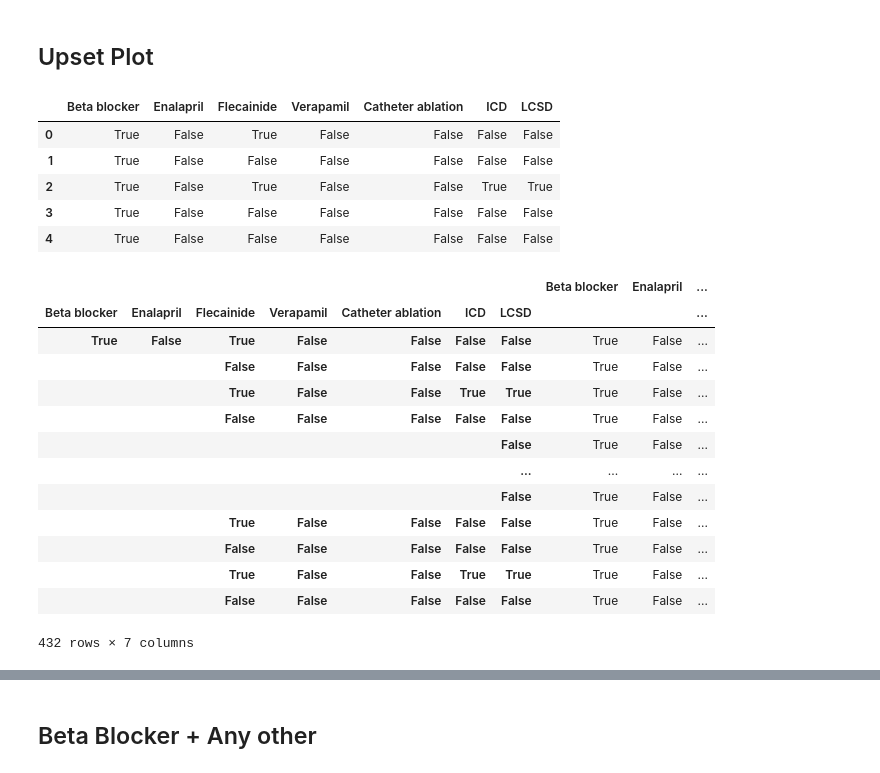
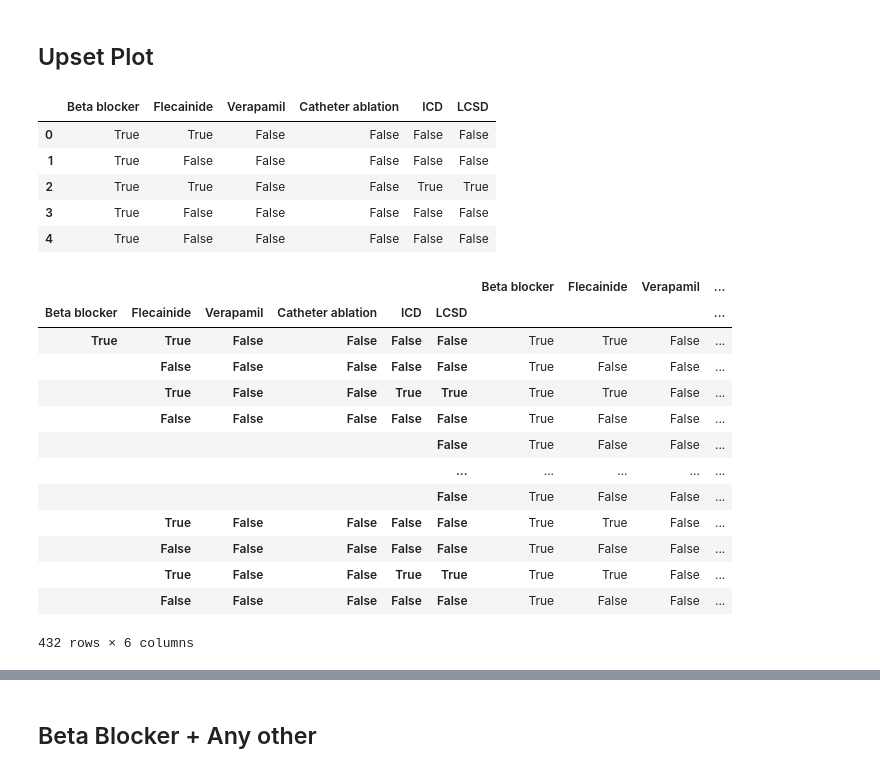
Before and after one commit to alexdaiii/cpvt_database_analysis, a Jupyter notebook: analysis/09_beta_blocker_cpvt.ipynb, the cells around one changed output, grey strips where cells are left out. Saved outputs shown, nothing was run; the diff lists cells and outputs as text; code cells hidden in the pictures.

```diff
--- a/analysis/09_beta_blocker_cpvt.ipynb
+++ b/analysis/09_beta_blocker_cpvt.ipynb
@@ -104,7 +104,7 @@ Of the 601 patients with any treatment record, 432 (71.88%) are on beta blockers
 ## Beta Blocker + Pharmacological Treatment
 # %%
 pharm_treat = [
-    'treatment_taken::Enalapril',
+    # 'treatment_taken::Enalapril',
     'treatment_taken::Flecainide',
     'treatment_taken::Verapamil'
 ]
@@ -142,59 +142,59 @@ df_upset = df_cpvt_bb[
         "individual_id"]
     ].drop_duplicates("individual_id", keep="first").drop(
     columns="individual_id"
 ).fillna(0).astype(bool)
 
 column_map = {
     'treatment_taken::Beta blocker': 'Beta blocker',
-    'treatment_taken::Enalapril': 'Enalapril',
+    # 'treatment_taken::Enalapril': 'Enalapril',
     'treatment_taken::Flecainide': 'Flecainide',
     'treatment_taken::Verapamil': 'Verapamil',
     'treatment_taken::Catheter ablation': 'Catheter ablation',
     'treatment_taken::Implantable cardioverter-defibrillator': 'ICD',
     'treatment_taken::Left cardiac sympathetic denervation': 'LCSD',
 }
 
 df_upset = df_upset.rename(
     columns=column_map
 ).reset_index().drop(columns="index")
 
 # df_upset["Beta blocker only"] = ~(
 #         df_upset["Enalapril"] | df_upset["Flecainide"] | df_upset["Verapamil"] |
 #         df_upset["Catheter ablation"] | df_upset["ICD"] | df_upset["LCSD"]
 # )
 # df_upset = df_upset[
 #     ["Beta blocker only"] + [
 #         column_map[col] for col in pharm_treat + invasive_treat
 #     ]
 #     ]
 
 df_upset.head()
 # %% [output]
-|  | Beta blocker | Enalapril | Flecainide | Verapamil | Catheter ablation | ICD | LCSD |
-| 0 | True | False | True | False | False | False | False |
-| 1 | True | False | False | False | False | False | False |
-| 2 | True | False | True | False | False | True | True |
-| 3 | True | False | False | False | False | False | False |
-| 4 | True | False | False | False | False | False | False |
+|  | Beta blocker | Flecainide | Verapamil | Catheter ablation | ICD | LCSD |
+| 0 | True | True | False | False | False | False |
+| 1 | True | False | False | False | False | False |
+| 2 | True | True | False | False | True | True |
+| 3 | True | False | False | False | False | False |
+| 4 | True | False | False | False | False | False |
 # %%
 from_indicators(
     df_upset.columns, data=df_upset
 )
 # %% [output]
-|  |  |  |  |  |  |  | Beta blocker | Enalapril | ... |
-| Beta blocker | Enalapril | Flecainide | Verapamil | Catheter ablation | ICD | LCSD |  |  | ... |
-| True | False | True | False | False | False | False | True | False | ... |
-|  |  | False | False | False | False | False | True | False | ... |
-|  |  | True | False | False | True | True | True | False | ... |
-|  |  | False | False | False | False | False | True | False | ... |
-|  |  |  |  |  |  | False | True | False | ... |
-|  |  |  |  |  |  | ... | ... | ... | ... |
-|  |  |  |  |  |  | False | True | False | ... |
-|  |  | True | False | False | False | False | True | False | ... |
-|  |  | False | False | False | False | False | True | False | ... |
-|  |  | True | False | False | True | True | True | False | ... |
-|  |  | False | False | False | False | False | True | False | ... |
+|  |  |  |  |  |  | Beta blocker | Flecainide | Verapamil | ... |
+| Beta blocker | Flecainide | Verapamil | Catheter ablation | ICD | LCSD |  |  |  | ... |
+| True | True | False | False | False | False | True | True | False | ... |
+|  | False | False | False | False | False | True | False | False | ... |
+|  | True | False | False | True | True | True | True | False | ... |
+|  | False | False | False | False | False | True | False | False | ... |
+|  |  |  |  |  | False | True | False | False | ... |
+|  |  |  |  |  | ... | ... | ... | ... | ... |
+|  |  |  |  |  | False | True | False | False | ... |
+|  | True | False | False | False | False | True | True | False | ... |
+|  | False | False | False | False | False | True | False | False | ... |
+|  | True | False | False | True | True | True | True | False | ... |
+|  | False | False | False | False | False | True | False | False | ... |
-432 rows × 7 columns
+432 rows × 6 columns
 # %%
 plt.figure(figsize=(6.5, 3))
 upsetplot = UpSet(
```
Also changed, not shown: parts of 7 cells of this notebook.
